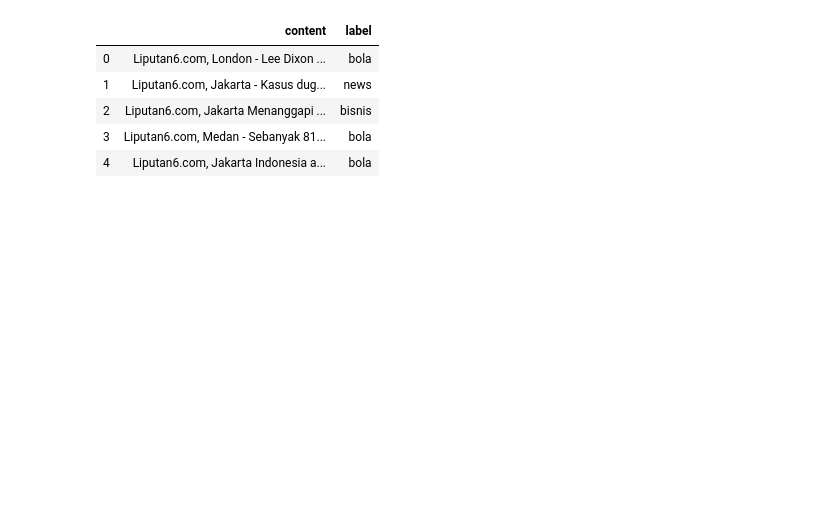
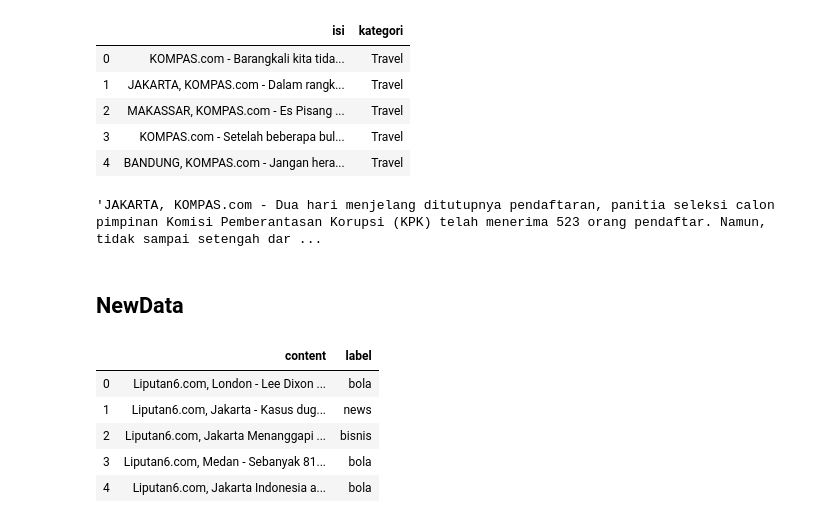
Before and after one commit to rickylukman/latihanakhir, a Jupyter notebook: ReadData_TA.ipynb, the cells around one changed output. Saved outputs shown, nothing was run; the diff lists cells and outputs as text; code cells hidden in the pictures; blank space fills up the shorter version.

```diff
--- a/ReadData_TA.ipynb
+++ b/ReadData_TA.ipynb
@@ -7,3 +59,22 @@ import glob
+# %%
+Travel = pd.DataFrame(data = df[df['kategori'] == 'Travel'].values
+                   ,columns = ['sumber','tanggal','kategori','judul','isi','link','jumlahkata'])
+Travel = Travel[['isi', 'kategori']]
+Travel.head()
+# df['kategori'].unique()
+# %% [output]
+|  | isi | kategori |
+| 0 | KOMPAS.com - Barangkali kita tida... | Travel |
+| 1 | JAKARTA, KOMPAS.com - Dalam rangk... | Travel |
+| 2 | MAKASSAR, KOMPAS.com - Es Pisang ... | Travel |
+| 3 | KOMPAS.com - Setelah beberapa bul... | Travel |
+| 4 | BANDUNG, KOMPAS.com - Jangan hera... | Travel |
+# %%
+nasional['isi'].loc[0]
+# %% [output]
+'JAKARTA, KOMPAS.com - Dua hari menjelang ditutupnya pendaftaran, panitia seleksi calon pimpinan Komisi Pemberantasan Korupsi (KPK) telah menerima 523 orang pendaftar. Namun, tidak sampai setengah dar ...
+# %% [markdown]
+## NewData
 # %%
 data_path = 'Dataset/NewData/'
 files = glob.glob(data_path + '/*')
```
Also changed, not shown: parts of 10 cells of this notebook, 1 other file.
